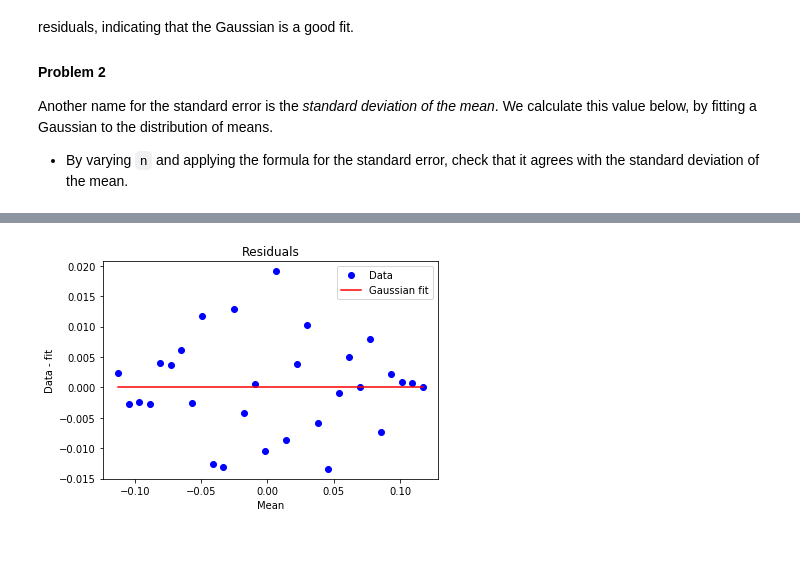
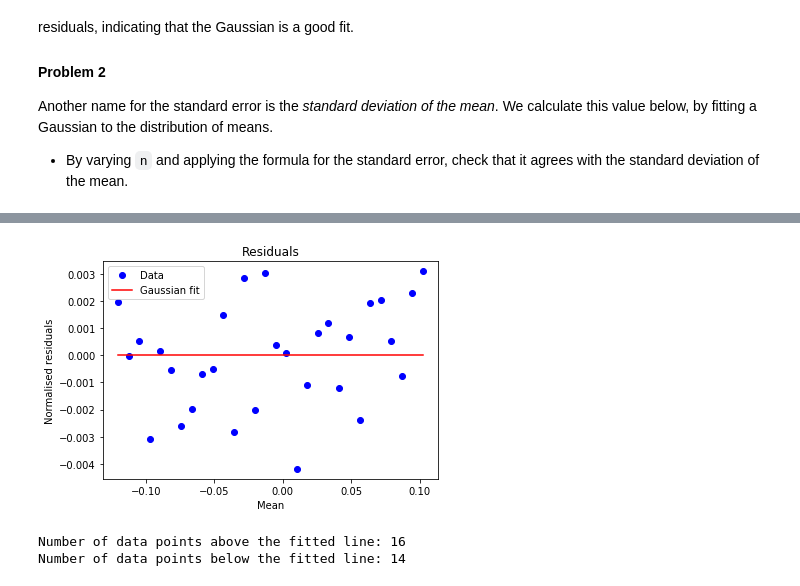
Before and after one commit to ShanchengWang/Statistics, a Jupyter notebook: CLT.ipynb, the cells around one changed output, grey strips where cells are left out. Saved outputs shown, nothing was run; the diff lists cells and outputs as text; code cells hidden in the pictures; blank space fills up the shorter version.

```diff
--- a/CLT.ipynb
+++ b/CLT.ipynb
@@ -164,13 +164,25 @@ Standard deviation: 0.04210058717594607
 # %%
-# Let's check that the residuals don't show any structure
+## Let's check that the residuals don't show any structure
+residuals = hist_norm - fit
+
+## This is a very rough way of "normalising" the residuals, where I (wrongly) assume that the
+## uncertainty in each bin is proportional to the square root of the counts for that bin
+normalisation = np.maximum( np.ones(len(residuals)), np.sqrt(hist) ) # can't divide by 0
+residuals = residuals / normalisation
+
 plt.figure("res")
 plt.title("Residuals")
 plt.xlabel("Mean")
-plt.ylabel("Data - fit")
-plt.plot(bin_centers, hist_norm-fit, 'bo', label="Data")
+plt.ylabel("Normalised residuals")
+plt.plot(bin_centers, residuals, 'bo', label="Data")
 plt.plot(bin_centers, np.zeros(bins), 'r', label="Gaussian fit")
 plt.legend()
 
 plt.show()
+
+print "Number of data points above the fitted line:", (residuals > 0).sum()
+print "Number of data points below the fitted line:", (residuals < 0).sum()
 # %% [output]
-[figure, old version]
+[figure, new version]
+Number of data points above the fitted line: 16
+Number of data points below the fitted line: 14
```
Also changed, not shown: parts of 4 cells of this notebook.
